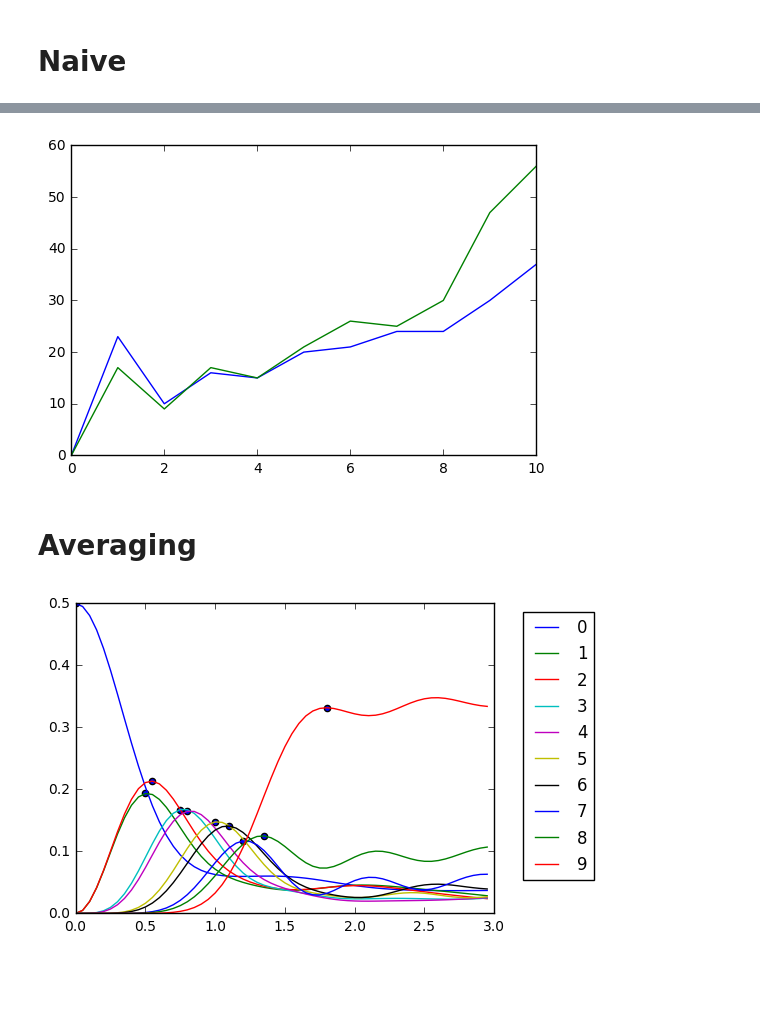
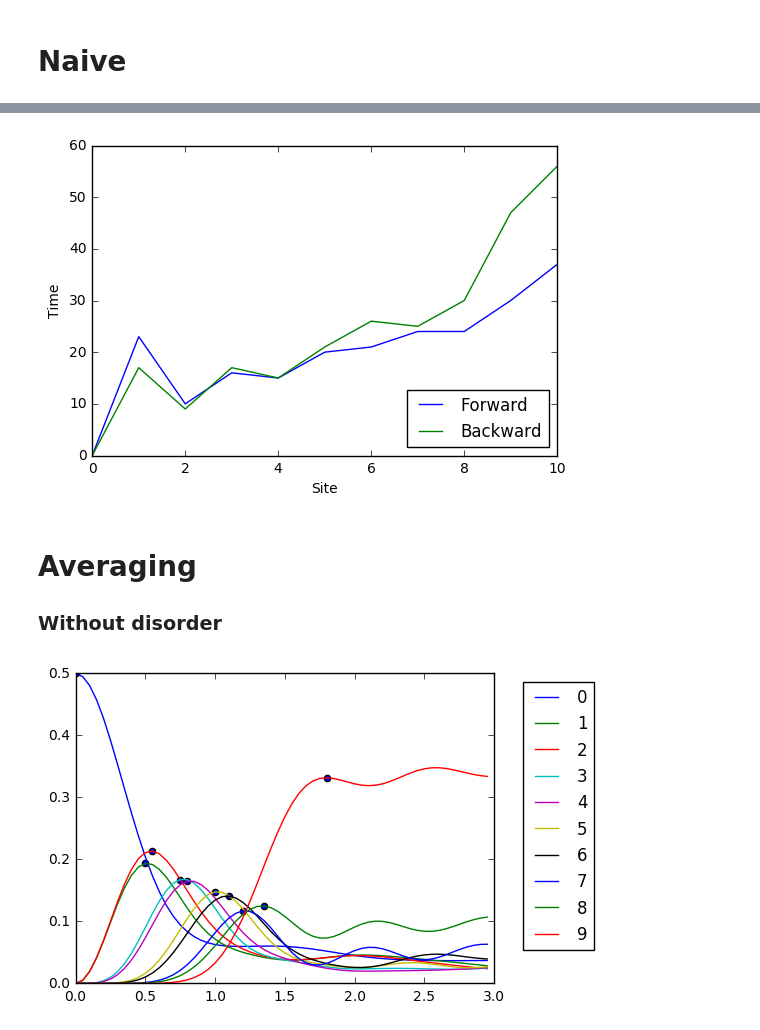
Before and after one commit to cnstahl/Asymmetric, a Jupyter notebook: python/Hamiltonian/Peaks.ipynb, the cells around one changed output, grey strips where cells are left out. Saved outputs shown, nothing was run; the diff lists cells and outputs as text; code cells hidden in the pictures; blank space fills up the shorter version.

```diff
--- a/python/Hamiltonian/Peaks.ipynb
+++ b/python/Hamiltonian/Peaks.ipynb
@@ -23,13 +24,17 @@ ax = plt.subplot(111)
 for i in range(L):
     for jdx, val in enumerate(weightfore9[i]):
         if (val > weightfore9[i,jdx+1]): peaks[0,i] = jdx; break
-    if (i%2==0):
+    peaks[0,0]=0
+    if (i%1==0):
         ax.plot(np.arange(end)/n,weightfore9[i,:end], label = str(i))
         ax.scatter(peaks[0,i]/n, weightfore9[i, (int)(peaks[0,i])])
 box = ax.get_position()
 ax.set_position([box.x0, box.y0, box.width * 0.9, box.height])
-ax.legend(bbox_to_anchor=(1.05, 1), loc=2)
+ax.legend(bbox_to_anchor=(1, 1), loc=2)
 plt.ylim(0,1)
+plt.xlim(0,3)
+plt.ylabel('Forward Front')
+plt.xlabel('site')
 plt.show()
 
 ax = plt.subplot(111)
@@ -38,12 +43,16 @@ for i in range(L):
         if (val > weightback9[i,jdx+1]):
             peaks[1,i] = jdx
             break
-    if (i%2==0):
+    peaks[1,L-1]=0
+    if (i%1==0):
         ax.plot(np.arange(end)/n,weightback9[i,:end], label = str(i))
         ax.scatter(peaks[1,i]/n, weightback9[i, (int)(peaks[1,i])])
 box = ax.get_position()
 ax.set_position([box.x0, box.y0, box.width * 0.9, box.height])
-ax.legend(bbox_to_anchor=(1.05, 1), loc=2)
+ax.legend(bbox_to_anchor=(1, 1), loc=2)
 plt.ylim(0,1)
+plt.xlim(0,3)
+plt.ylabel('Backward Front')
+plt.xlabel('site')
 plt.show()
 # %% [output]
@@ -52,11 +61,16 @@ plt.show()
 # %%
-plt.plot(range(L),peaks[0])
-plt.plot(range(L),peaks[1,::-1])
+plt.plot(range(L),peaks[0], label="Forward")
+plt.plot(range(L),peaks[1][::-1], label="Backward")
+plt.ylabel('Time')
+plt.xlabel('Site')
+plt.legend(loc=4)
+plt.savefig('figures/peaks_no_disorder.pdf')
 plt.show()
 # %% [output]
-[figure, old version]
+[figure, new version]
 # %% [markdown]
 # Averaging
+### Without disorder
 # %%
 end = (int) (n*3)
 peaks = np.zeros((2,L-1))
```
Also changed, not shown: parts of 12 cells of this notebook, 17 other files.
